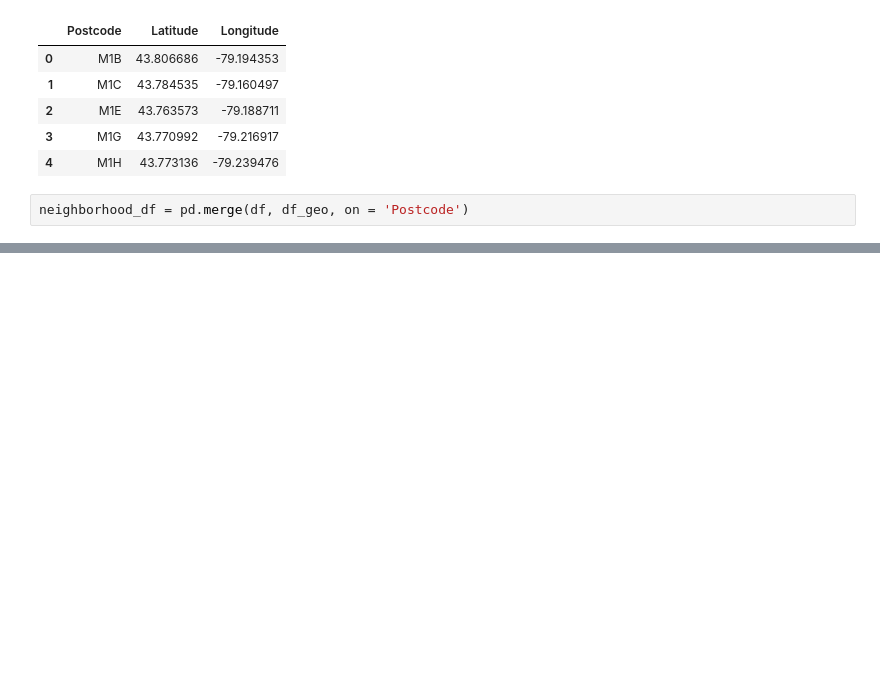
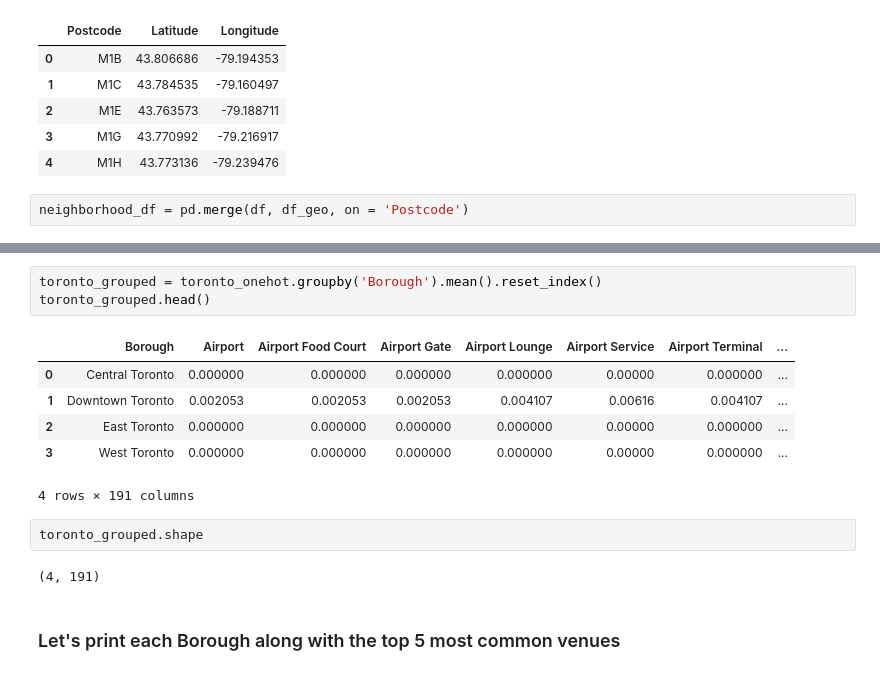
Before and after one commit to Razdeep/Coursera-Applied-Data-Science-Capstone-Project, a Jupyter notebook: Segmenting_and_clustering_neighborhoods.ipynb, the cells around one changed output, grey strips where cells are left out. Cells and saved outputs as stored; diff of their text form; blank space fills up the shorter version.

```diff
--- a/Segmenting_and_clustering_neighborhoods.ipynb
+++ b/Segmenting_and_clustering_neighborhoods.ipynb
@@ -164,0 +331,16 @@ Shape of merged dataframe is (102, 5)
+# %%
+toronto_grouped = toronto_onehot.groupby('Borough').mean().reset_index()
+toronto_grouped.head()
+# %% [output]
+|  | Borough | Airport | Airport Food Court | Airport Gate | Airport Lounge | Airport Service | Airport Terminal | ... |
+| 0 | Central Toronto | 0.000000 | 0.000000 | 0.000000 | 0.000000 | 0.00000 | 0.000000 | ... |
+| 1 | Downtown Toronto | 0.002053 | 0.002053 | 0.002053 | 0.004107 | 0.00616 | 0.004107 | ... |
+| 2 | East Toronto | 0.000000 | 0.000000 | 0.000000 | 0.000000 | 0.00000 | 0.000000 | ... |
+| 3 | West Toronto | 0.000000 | 0.000000 | 0.000000 | 0.000000 | 0.00000 | 0.000000 | ... |
+4 rows × 191 columns
+# %%
+toronto_grouped.shape
+# %% [output]
+(4, 191)
+# %% [markdown]
+### Let's print each Borough along with the top 5 most common venues
```
Also changed, not shown: parts of 28 cells of this notebook.
